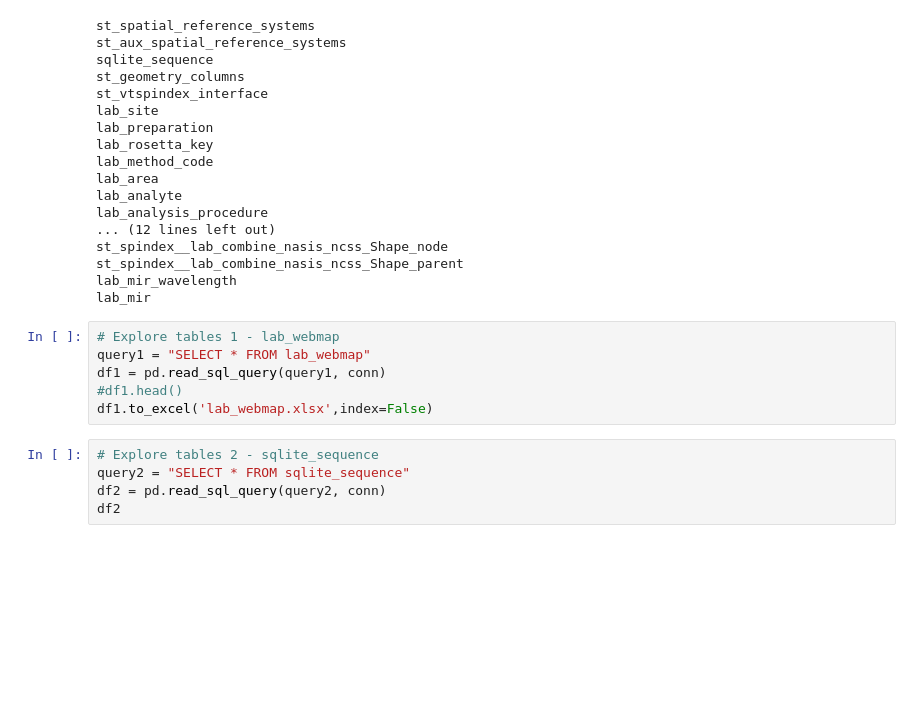
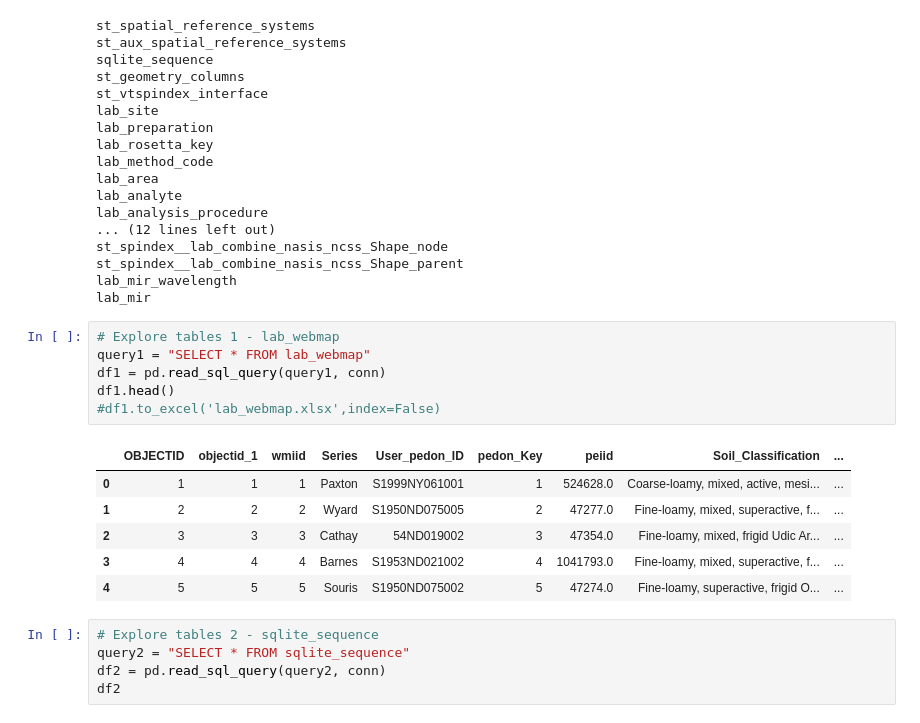
Before and after one commit to guzznag/Project_4, a Jupyter notebook: soil_data.ipynb, the cells around one changed output. Drawn from its saved outputs; the diff is of its cells as text; blank space fills up the shorter version.

```diff
--- a/soil_data.ipynb
+++ b/soil_data.ipynb
@@ -34,9 +34,16 @@ lab_mir
 # %%
 # Explore tables 1 - lab_webmap
 query1 = "SELECT * FROM lab_webmap"
 df1 = pd.read_sql_query(query1, conn)
-#df1.head()
-df1.to_excel('lab_webmap.xlsx',index=False)
+df1.head()
+#df1.to_excel('lab_webmap.xlsx',index=False)
+# %% [output]
+|  | OBJECTID | objectid_1 | wmiid | Series | User_pedon_ID | pedon_Key | peiid | Soil_Classification | ... |
+| 0 | 1 | 1 | 1 | Paxton | S1999NY061001 | 1 | 524628.0 | Coarse-loamy, mixed, active, mesi... | ... |
+| 1 | 2 | 2 | 2 | Wyard | S1950ND075005 | 2 | 47277.0 | Fine-loamy, mixed, superactive, f... | ... |
+| 2 | 3 | 3 | 3 | Cathay | 54ND019002 | 3 | 47354.0 | Fine-loamy, mixed, frigid Udic Ar... | ... |
+| 3 | 4 | 4 | 4 | Barnes | S1953ND021002 | 4 | 1041793.0 | Fine-loamy, mixed, superactive, f... | ... |
+| 4 | 5 | 5 | 5 | Souris | S1950ND075002 | 5 | 47274.0 | Fine-loamy, superactive, frigid O... | ... |
 # %%
 # Explore tables 2 - sqlite_sequence
 query2 = "SELECT * FROM sqlite_sequence"
```
Also changed, not shown: parts of 7 cells of this notebook.
